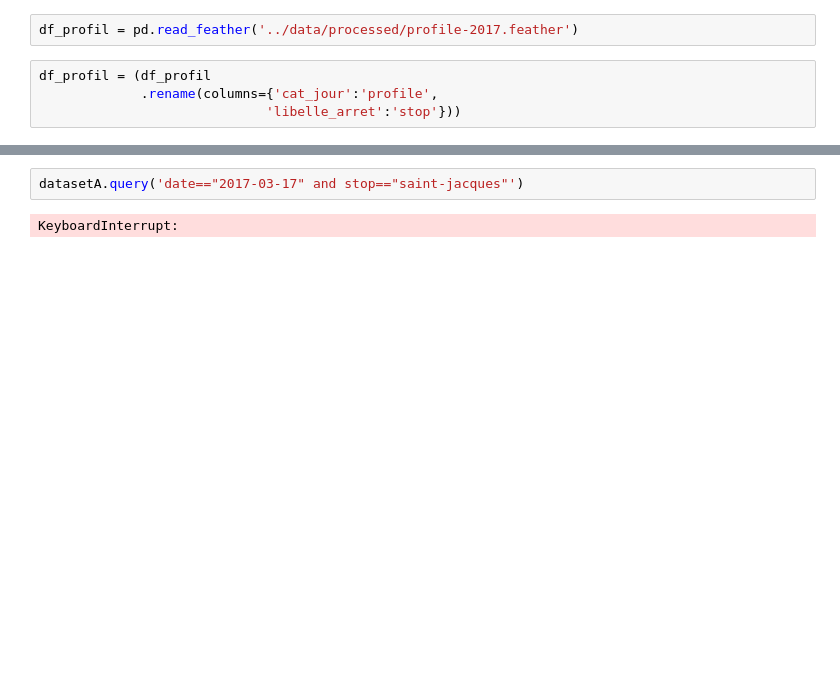
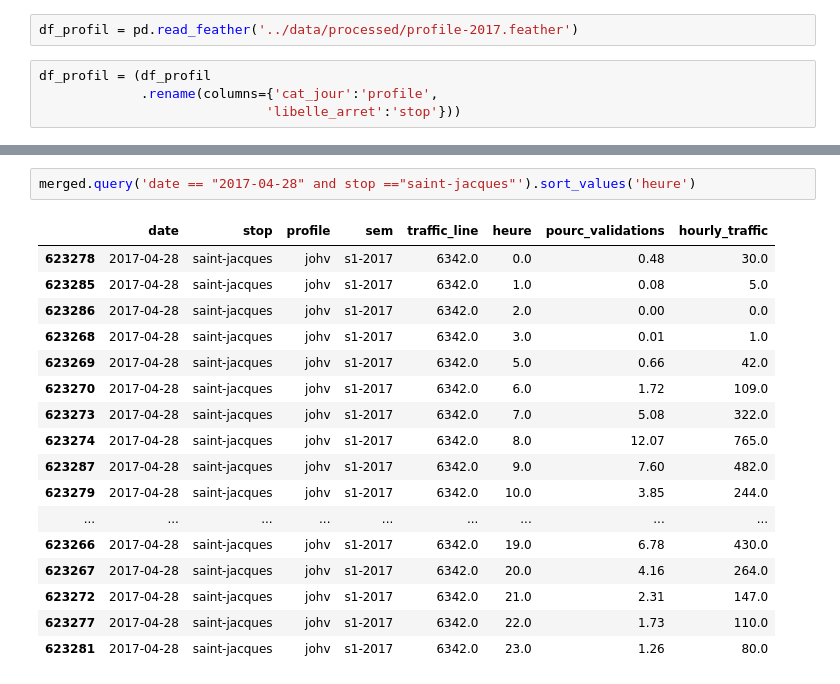
Before and after one commit to KhalidCK/metro-paris, a Jupyter notebook: notebooks/02 - Explore STIF nb validation dataset.ipynb, the cells around one changed output, grey strips where cells are left out. Cells and saved outputs as stored; diff of their text form; blank space fills up the shorter version.

```diff
--- a/notebooks/02 - Explore STIF nb validation dataset.ipynb
+++ b/notebooks/02 - Explore STIF nb validation dataset.ipynb
@@ -265,4 +291,20 @@ datasetA.head()
 # %%
-datasetA.query('date=="2017-03-17" and stop=="saint-jacques"')
+merged.query('date == "2017-04-28" and stop =="saint-jacques"').sort_values('heure')
 # %% [output]
-KeyboardInterrupt:
+|  | date | stop | profile | sem | traffic_line | heure | pourc_validations | hourly_traffic |
+| 623278 | 2017-04-28 | saint-jacques | johv | s1-2017 | 6342.0 | 0.0 | 0.48 | 30.0 |
+| 623285 | 2017-04-28 | saint-jacques | johv | s1-2017 | 6342.0 | 1.0 | 0.08 | 5.0 |
+| 623286 | 2017-04-28 | saint-jacques | johv | s1-2017 | 6342.0 | 2.0 | 0.00 | 0.0 |
+| 623268 | 2017-04-28 | saint-jacques | johv | s1-2017 | 6342.0 | 3.0 | 0.01 | 1.0 |
+| 623269 | 2017-04-28 | saint-jacques | johv | s1-2017 | 6342.0 | 5.0 | 0.66 | 42.0 |
+| 623270 | 2017-04-28 | saint-jacques | johv | s1-2017 | 6342.0 | 6.0 | 1.72 | 109.0 |
+| 623273 | 2017-04-28 | saint-jacques | johv | s1-2017 | 6342.0 | 7.0 | 5.08 | 322.0 |
+| 623274 | 2017-04-28 | saint-jacques | johv | s1-2017 | 6342.0 | 8.0 | 12.07 | 765.0 |
+| 623287 | 2017-04-28 | saint-jacques | johv | s1-2017 | 6342.0 | 9.0 | 7.60 | 482.0 |
+| 623279 | 2017-04-28 | saint-jacques | johv | s1-2017 | 6342.0 | 10.0 | 3.85 | 244.0 |
+| ... | ... | ... | ... | ... | ... | ... | ... | ... |
+| 623266 | 2017-04-28 | saint-jacques | johv | s1-2017 | 6342.0 | 19.0 | 6.78 | 430.0 |
+| 623267 | 2017-04-28 | saint-jacques | johv | s1-2017 | 6342.0 | 20.0 | 4.16 | 264.0 |
+| 623272 | 2017-04-28 | saint-jacques | johv | s1-2017 | 6342.0 | 21.0 | 2.31 | 147.0 |
+| 623277 | 2017-04-28 | saint-jacques | johv | s1-2017 | 6342.0 | 22.0 | 1.73 | 110.0 |
+| 623281 | 2017-04-28 | saint-jacques | johv | s1-2017 | 6342.0 | 23.0 | 1.26 | 80.0 |
```
Also changed, not shown: parts of 18 cells of this notebook, 1 other file.
